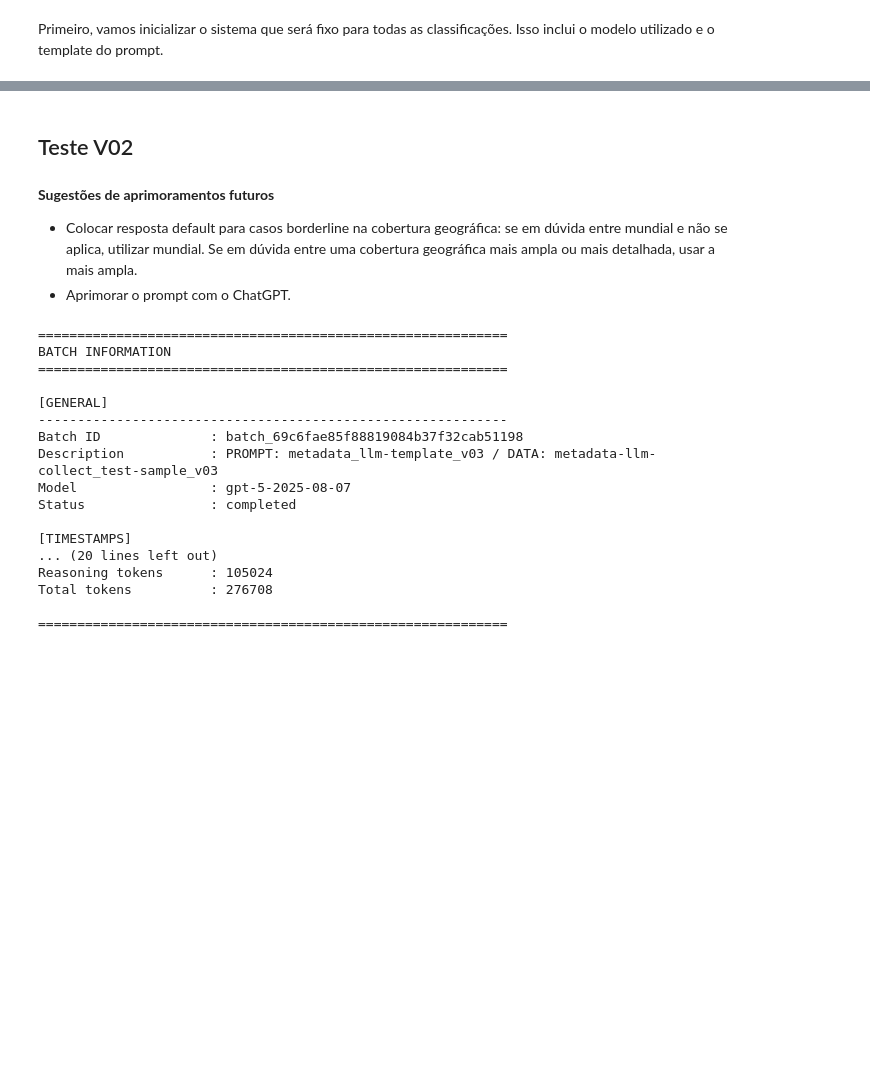
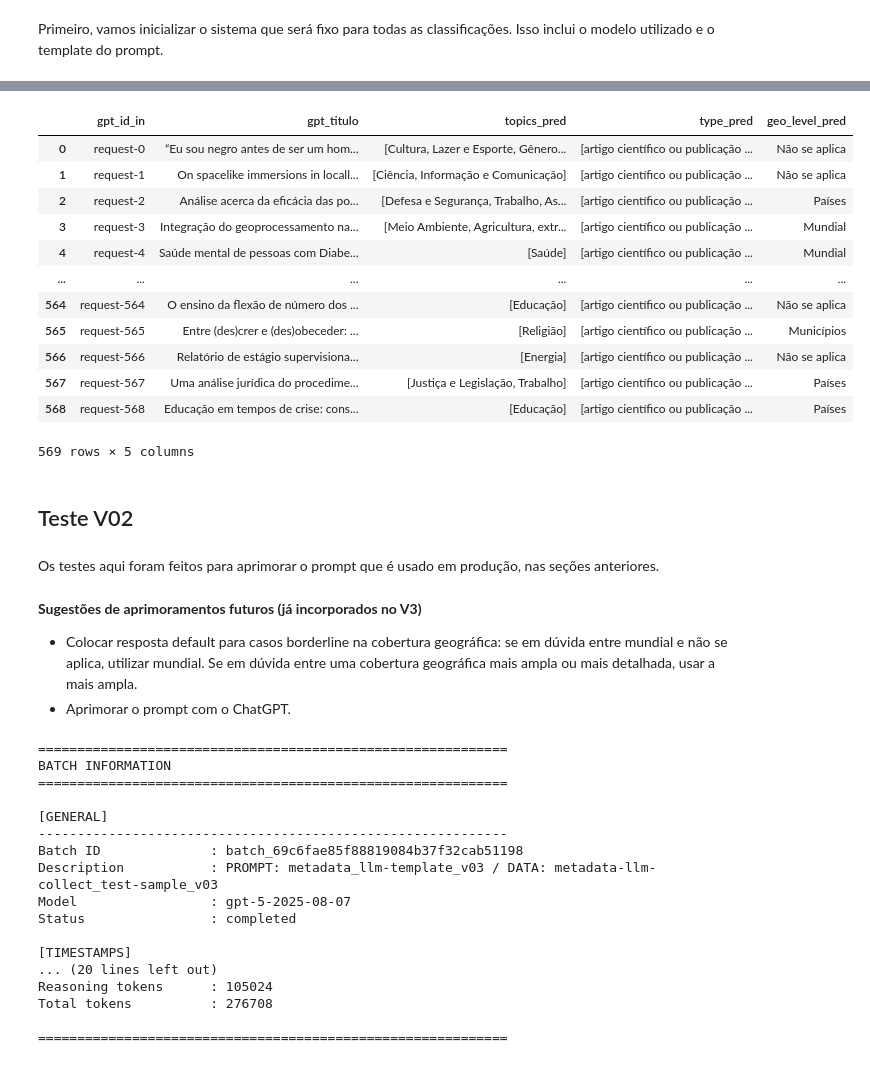
Before and after one commit to cewebbr/cordata, a Jupyter notebook: analises/70_coletando-metadados-com-llms.ipynb, the cells around one changed output, grey strips where cells are left out. Saved outputs shown, nothing was run; the diff lists cells and outputs as text; code cells hidden in the pictures; blank space fills up the shorter version.

```diff
--- a/analises/70_coletando-metadados-com-llms.ipynb
+++ b/analises/70_coletando-metadados-com-llms.ipynb
@@ -20,7 +130,43 @@ detector = du.PublicDataUsageDetector('gpt-5', key_path, prompt_path, '', '', pr
+# %%
+# Load GPT results:
+gpt_jsonl_in = '../dados/dspaces/samples/tccs-teses-dissertacoes_ufcg_2020-2025_n569_s01_metadata_gpt-in.jsonl'
+gpt_jsonl_out = '../dados/dspaces/samples/tccs-teses-dissertacoes_ufcg_2020-2025_n569_s01_metadata_gpt-out.jsonl'
+gpt_input  = du.read_jsonl(gpt_jsonl_in)
+gpt_output = du.read_jsonl(gpt_jsonl_out)
+# Create a GPT classification DataFrame:
+gpt_df = pd.DataFrame()
+# Put GPT input into DataFrame:
+gpt_df['gpt_id_in']  = pd.Series(du.extract(gpt_input, 'custom_id'))
+gpt_df['gpt_titulo'] = pd.Series([re.findall('<TITLE>(.+)</TITLE>', g['body']['messages'][0]['content'])[0] for g in gpt_input])
+# Put GPT output into DataFrame:
+gpt_id_out = du.extract(gpt_output, 'custom_id')
+out_class  = pd.Series([g['response']['body']['choices'][0]['message']['content'] for g in gpt_output], index=gpt_id_out)
+out_df = out_class.apply(json.loads).apply(pd.Series)
+du.add_column_suffix(out_df, '_pred', inplace=True)
+# Join input and output:
+gpt_df = gpt_df.join(out_df, on='gpt_id_in')
+# %%
+gpt_df
+# %% [output]
+|  | gpt_id_in | gpt_titulo | topics_pred | type_pred | geo_level_pred |
+| 0 | request-0 | “Eu sou negro antes de ser um hom... | [Cultura, Lazer e Esporte, Gênero... | [artigo científico ou publicação ... | Não se aplica |
+| 1 | request-1 | On spacelike immersions in locall... | [Ciência, Informação e Comunicação] | [artigo científico ou publicação ... | Não se aplica |
+| 2 | request-2 | Análise acerca da eficácia das po... | [Defesa e Segurança, Trabalho, As... | [artigo científico ou publicação ... | Países |
+| 3 | request-3 | Integração do geoprocessamento na... | [Meio Ambiente, Agricultura, extr... | [artigo científico ou publicação ... | Mundial |
+| 4 | request-4 | Saúde mental de pessoas com Diabe... | [Saúde] | [artigo científico ou publicação ... | Mundial |
+| ... | ... | ... | ... | ... | ... |
+| 564 | request-564 | O ensino da flexão de número dos ... | [Educação] | [artigo científico ou publicação ... | Não se aplica |
+| 565 | request-565 | Entre (des)crer e (des)obeceder: ... | [Religião] | [artigo científico ou publicação ... | Municípios |
+| 566 | request-566 | Relatório de estágio supervisiona... | [Energia] | [artigo científico ou publicação ... | Não se aplica |
+| 567 | request-567 | Uma análise jurídica do procedime... | [Justiça e Legislação, Trabalho] | [artigo científico ou publicação ... | Países |
+| 568 | request-568 | Educação em tempos de crise: cons... | [Educação] | [artigo científico ou publicação ... | Países |
+569 rows × 5 columns
 # %% [markdown]
 ## Teste V02
+# %% [markdown]
+Os testes aqui foram feitos para aprimorar o prompt que é usado em produção, nas seções anteriores.
 # %% [markdown]
-**Sugestões de aprimoramentos futuros**
+**Sugestões de aprimoramentos futuros (já incorporados no V3)**
 
 * Colocar resposta default para casos borderline na cobertura geográfica: se em dúvida entre mundial e não se aplica, utilizar mundial. Se em dúvida entre uma cobertura geográfica mais ampla ou mais detalhada, usar a mais ampla.
 * Aprimorar o prompt com o ChatGPT.
```
Also changed, not shown: parts of 19 cells of this notebook.
